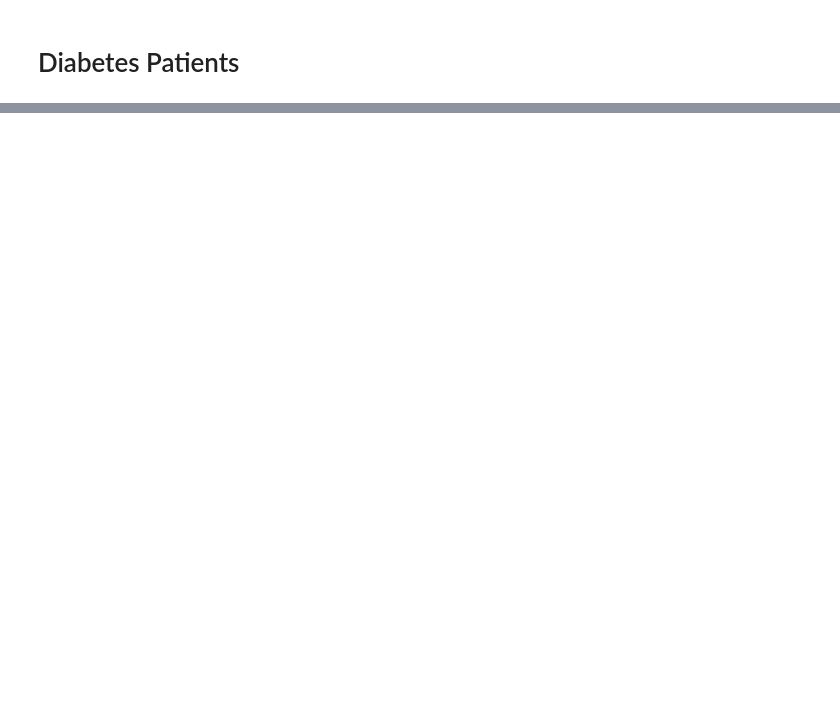
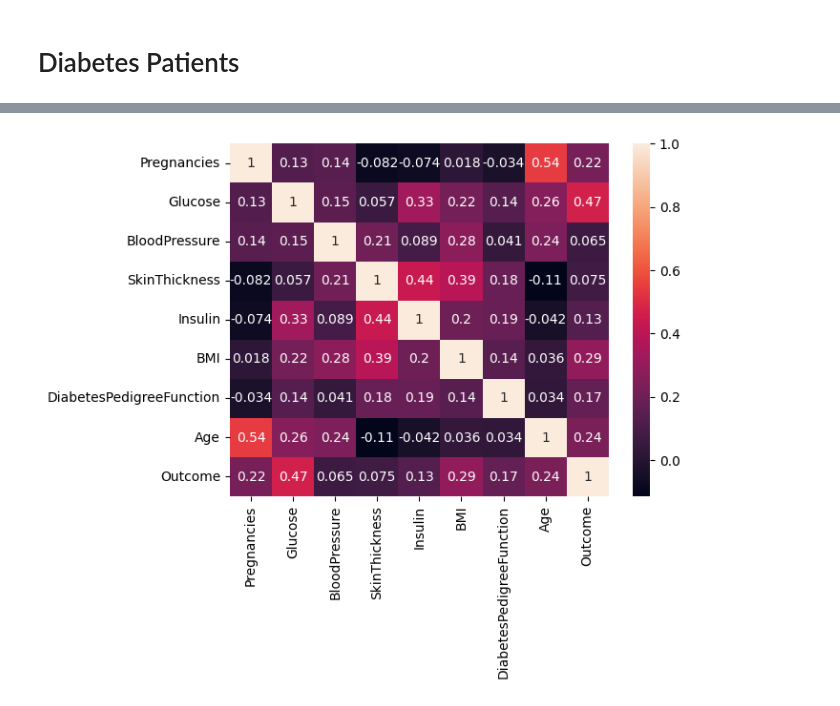
Before and after one commit to Kendo-Shin/Diabetes_Patients, a Jupyter notebook: Diabetes_Notebook.ipynb, the cells around one changed output, grey strips where cells are left out. Cells and saved outputs as stored; diff of their text form; code cells hidden in the pictures; blank space fills up the shorter version.

```diff
--- a/Diabetes_Notebook.ipynb
+++ b/Diabetes_Notebook.ipynb
@@ -39,0 +84,6 @@ df.describe()
+# %%
+sns.heatmap(df.corr(), annot=True)
+
+plt.show()
+# %% [output]
+[figure, added]
```
Also changed, not shown: parts of 27 cells of this notebook.
